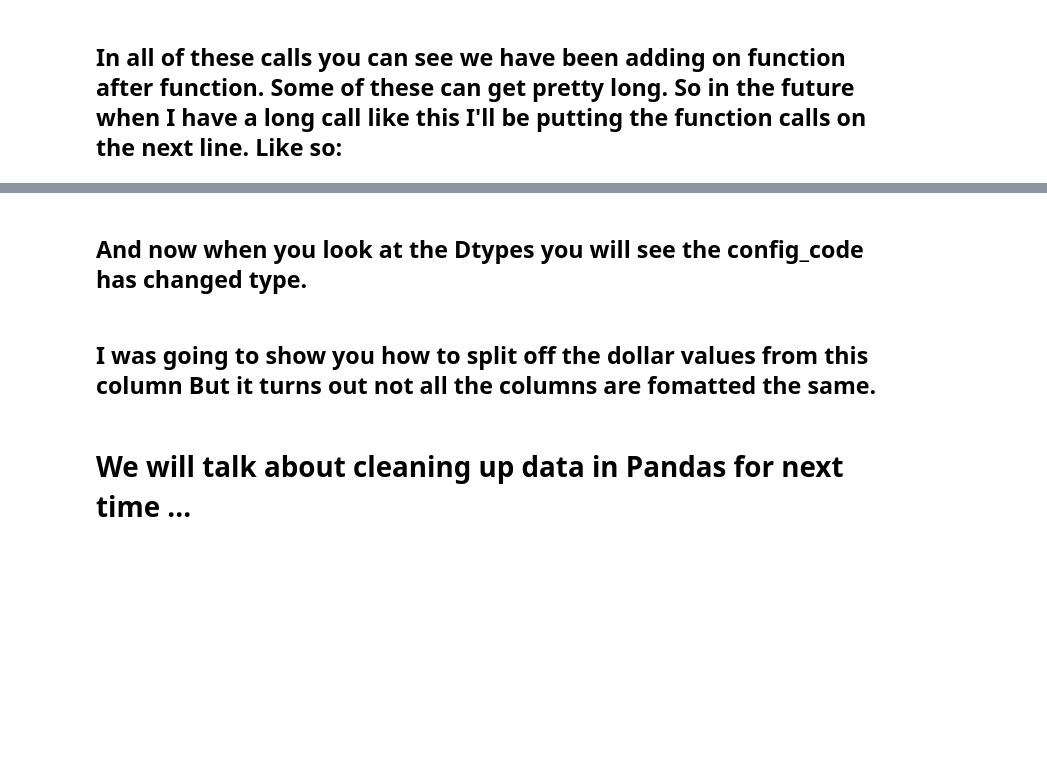
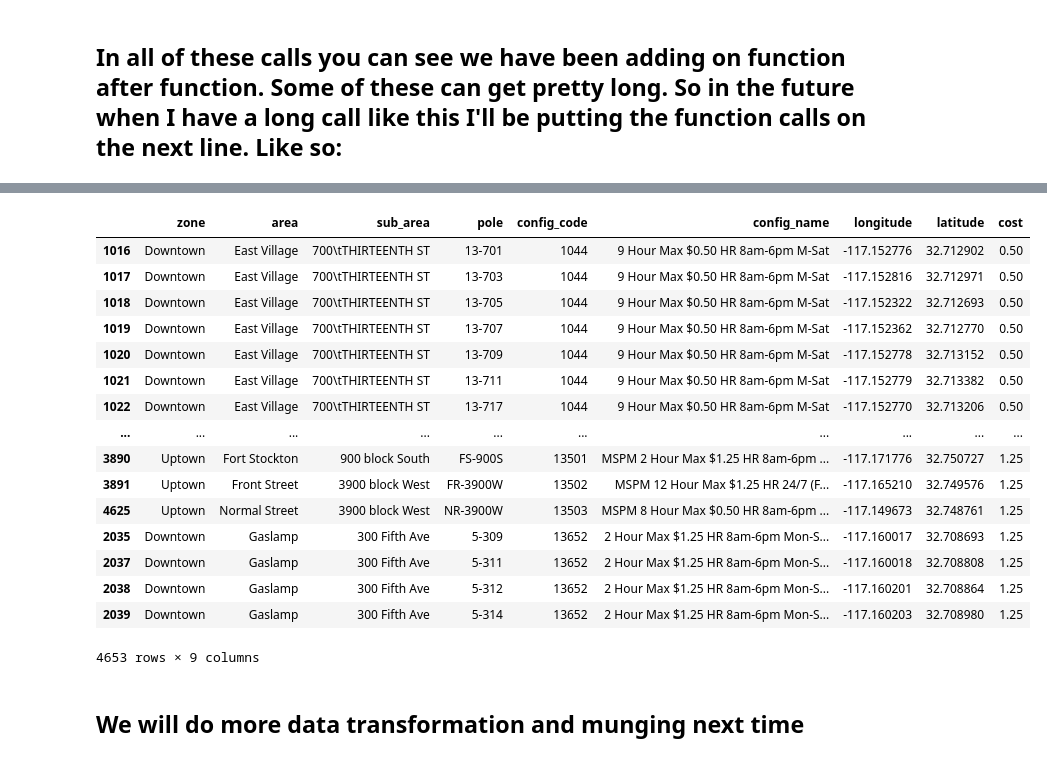
Before and after one commit to Back2Basics/Pandas-Talks, a Jupyter notebook: Pandas - Selecting and Munging missing data.ipynb, the cells around one changed output, grey strips where cells are left out. Saved outputs shown, nothing was run; the diff lists cells and outputs as text; code cells hidden in the pictures; blank space fills up the shorter version.

Commit message:
Focus change
This will be focused more on selecting data and dealing with Missing data.

```diff
--- a/Pandas - munging data.ipynb
+++ b/Pandas - Selecting and Munging missing data.ipynb
@@ -265,0 +293,8 @@ parking_meters['config_name'].str.split().str[3].head()
+# %%
+parking_meters['cost'] = parking_meters['config_name'][parking_meters['config_name']
+                              .str
+                              .split()
+                              .str[3]
+                              .str
+                              .startswith('$')].str.split().str[3].str[1:]
+parking_meters['cost']
@@ -272,0 +345,5 @@ array(['$1.25', 'of', 'Max', '$0.75', '$0.50', '$1.00', 'with', 'Event',
+# %%
+parking_meters['cost'] = parking_meters.cost.ffill()
+#parking_meters['cost'].fillna('missing')
+#parking_meters['cost'].dropna(axis=0) # ragequit!
+# interpolation with scipy libs
@@ -293,2 +360,0 @@ parking_meters.head()
-# %%
-parking_meters['longitude'] = parking_meters['longitude'] - 1
@@ -305,5 +360,0 @@ parking_meters.dtypes
-# %%
-import numpy as np
-parking_meters['config_code'] = parking_meters['config_code'].astype(np.int16)
-# %% [markdown]
-## And now when you look at the Dtypes you will see the config_code has changed type.
@@ -314,2 +360,0 @@ parking_meters.head()
-# %% [markdown]
-## I was going to show you how to split off the dollar values from this column But it turns out not all the columns are fomatted the same.
@@ -319,2 +361,22 @@ parking_meters['config_name'].str.split().str[3]
+# %%
+parking_meters.sort_values(['cost', 'config_code'])
+# %% [output]
+|  | zone | area | sub_area | pole | config_code | config_name | longitude | latitude | cost |
+| 1016 | Downtown | East Village | 700\tTHIRTEENTH ST | 13-701 | 1044 | 9 Hour Max $0.50 HR 8am-6pm M-Sat | -117.152776 | 32.712902 | 0.50 |
+| 1017 | Downtown | East Village | 700\tTHIRTEENTH ST | 13-703 | 1044 | 9 Hour Max $0.50 HR 8am-6pm M-Sat | -117.152816 | 32.712971 | 0.50 |
+| 1018 | Downtown | East Village | 700\tTHIRTEENTH ST | 13-705 | 1044 | 9 Hour Max $0.50 HR 8am-6pm M-Sat | -117.152322 | 32.712693 | 0.50 |
+| 1019 | Downtown | East Village | 700\tTHIRTEENTH ST | 13-707 | 1044 | 9 Hour Max $0.50 HR 8am-6pm M-Sat | -117.152362 | 32.712770 | 0.50 |
+| 1020 | Downtown | East Village | 700\tTHIRTEENTH ST | 13-709 | 1044 | 9 Hour Max $0.50 HR 8am-6pm M-Sat | -117.152778 | 32.713152 | 0.50 |
+| 1021 | Downtown | East Village | 700\tTHIRTEENTH ST | 13-711 | 1044 | 9 Hour Max $0.50 HR 8am-6pm M-Sat | -117.152779 | 32.713382 | 0.50 |
+| 1022 | Downtown | East Village | 700\tTHIRTEENTH ST | 13-717 | 1044 | 9 Hour Max $0.50 HR 8am-6pm M-Sat | -117.152770 | 32.713206 | 0.50 |
+| ... | ... | ... | ... | ... | ... | ... | ... | ... | ... |
+| 3890 | Uptown | Fort Stockton | 900 block South | FS-900S | 13501 | MSPM 2 Hour Max $1.25 HR 8am-6pm ... | -117.171776 | 32.750727 | 1.25 |
+| 3891 | Uptown | Front Street | 3900 block West | FR-3900W | 13502 | MSPM 12 Hour Max $1.25 HR 24/7 (F... | -117.165210 | 32.749576 | 1.25 |
+| 4625 | Uptown | Normal Street | 3900 block West | NR-3900W | 13503 | MSPM 8 Hour Max $0.50 HR 8am-6pm ... | -117.149673 | 32.748761 | 1.25 |
+| 2035 | Downtown | Gaslamp | 300 Fifth Ave | 5-309 | 13652 | 2 Hour Max $1.25 HR 8am-6pm Mon-S... | -117.160017 | 32.708693 | 1.25 |
+| 2037 | Downtown | Gaslamp | 300 Fifth Ave | 5-311 | 13652 | 2 Hour Max $1.25 HR 8am-6pm Mon-S... | -117.160018 | 32.708808 | 1.25 |
+| 2038 | Downtown | Gaslamp | 300 Fifth Ave | 5-312 | 13652 | 2 Hour Max $1.25 HR 8am-6pm Mon-S... | -117.160201 | 32.708864 | 1.25 |
+| 2039 | Downtown | Gaslamp | 300 Fifth Ave | 5-314 | 13652 | 2 Hour Max $1.25 HR 8am-6pm Mon-S... | -117.160203 | 32.708980 | 1.25 |
+4653 rows × 9 columns
 # %% [markdown]
-# We will talk about cleaning up data in Pandas for next time ...
+## We will do more data transformation and munging next time
```
Also changed, not shown: parts of 26 cells of this notebook.
